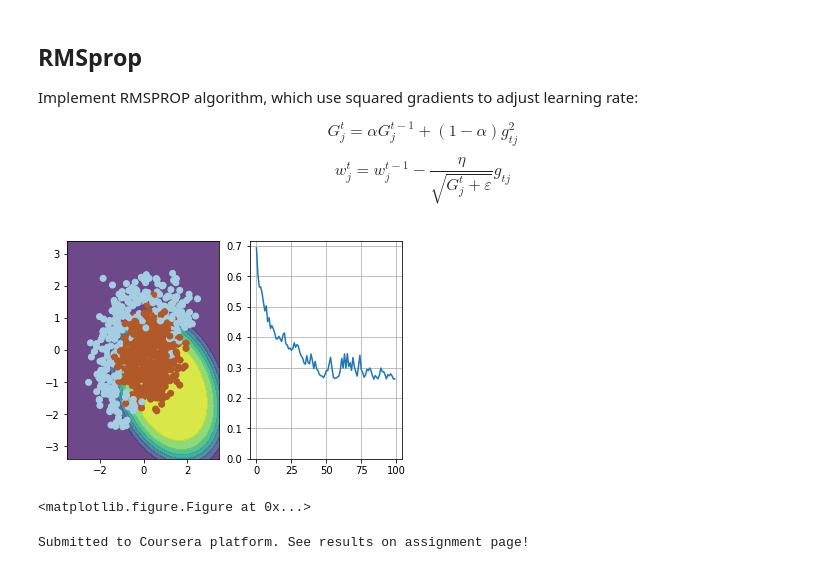
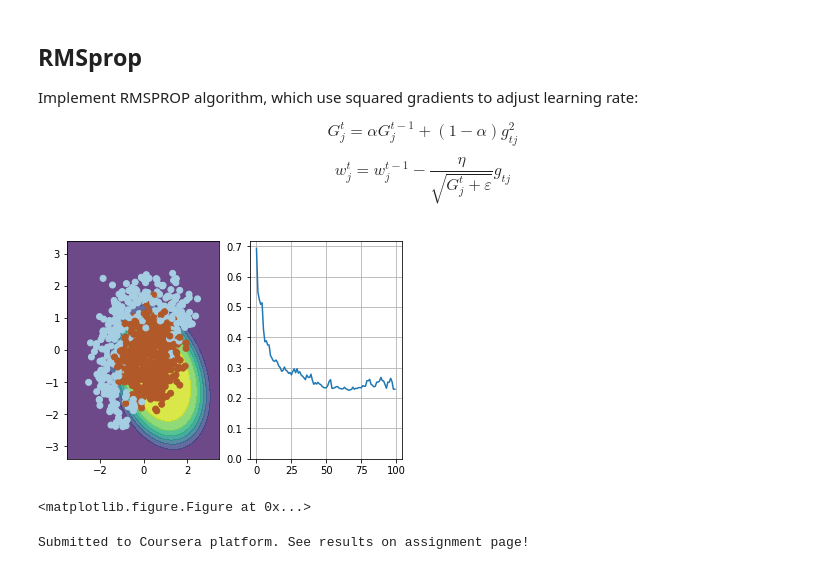
Before and after one commit to renjmindy/-advanced-machine-learning-coursera, a Jupyter notebook: introduction_to_deep_learning/week01_pa-Mindy.ipynb, the cells around one changed output. Saved outputs shown, nothing was run; the diff lists cells and outputs as text; code cells hidden in the pictures.

```diff
--- a/introduction_to_deep_learning/week01_pa-Mindy.ipynb
+++ b/introduction_to_deep_learning/week01_pa-Mindy.ipynb
@@ -335,35 +335,35 @@ $$ w_j^t = w_j^{t-1} - \dfrac{\eta}{\sqrt{G_j^t + \varepsilon}} g_{tj} $$
 # %%
 # please use np.random.seed(42), eta=0.1, alpha=0.9, n_iter=100 and batch_size=4 for deterministic results
 np.random.seed(42)
 
 w = np.array([0, 0, 0, 0, 0, 1.])
 
 eta = 0.1 # learning rate
 alpha = 0.9 # moving average of gradient norm squared
 g2 = None # we start with None so that you can update this value correctly on the first iteration
 eps = 1e-8
 G = 0
 
 n_iter = 100
 batch_size = 4
 loss = np.zeros(n_iter)
 plt.figure(figsize=(12,5))
 for i in range(n_iter):
     ind = np.random.choice(X_expanded.shape[0], batch_size)
     loss[i] = compute_loss(X_expanded, y, w)
     if i % 10 == 0:
         visualize(X_expanded[ind, :], y[ind], w, loss)
 
     # TODO:<your code here>
     g = compute_grad(X_expanded[ind,:],y[ind],w)
     g2 = np.power(g,2)
     G = np.add(np.multiply(alpha,G),np.multiply(1-alpha,g2))
-    w = np.subtract(w,np.multiply(np.divide(eta,np.sqrt(g2+eps)),g))
+    w = np.subtract(w,np.multiply(np.divide(eta,np.sqrt(G+eps)),g))
 
 visualize(X, y, w, loss)
 plt.clf()
 # %% [output]
-[figure, old version]
+[figure, new version]
 <matplotlib.figure.Figure at 0x...>
 # %%
 # use output of this cell to fill answer field
```
